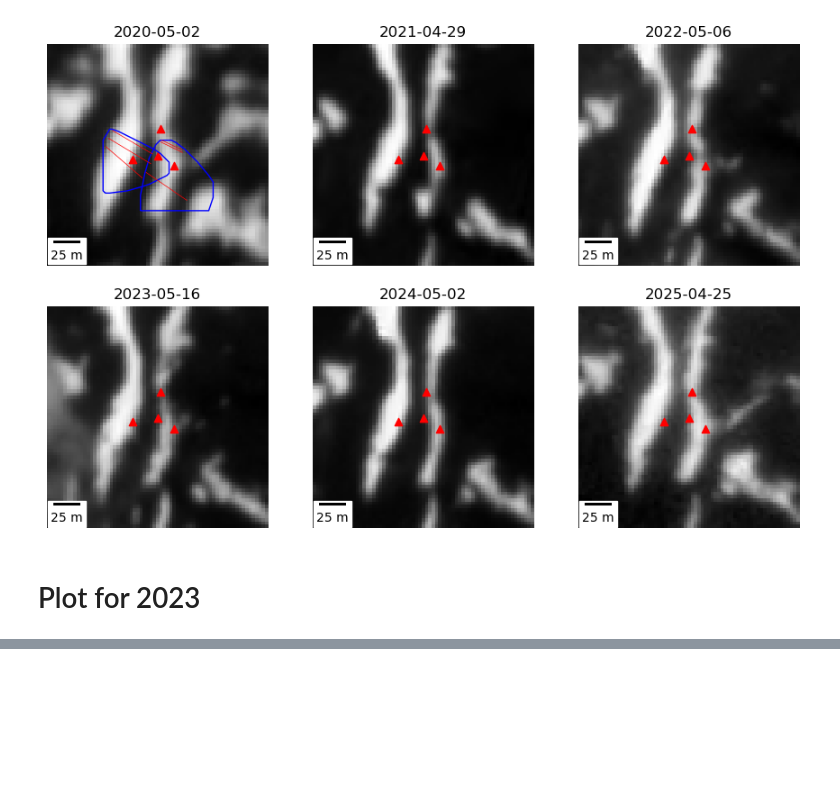
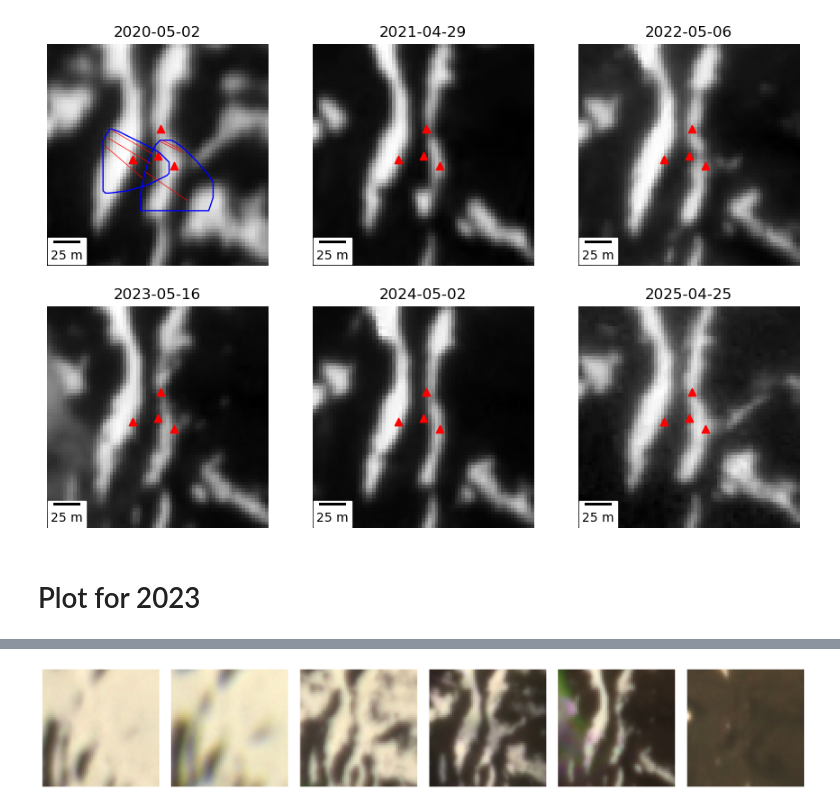
Before and after one commit to elischwat/sublimationofsnow, a Jupyter notebook: analysis/paper3/figure1_create.ipynb, the cells around one changed output, grey strips where cells are left out. Drawn from its saved outputs; the diff is of its cells as text; code cells hidden in the pictures; blank space fills up the shorter version.

```diff
--- a/analysis/paper3/figure1_create.ipynb
+++ b/analysis/paper3/figure1_create.ipynb
@@ -223,0 +221,34 @@ plt.legend()
+# %%
+def get_normed_rgb_img(ds):
+    # Stack the RGB bands (e.g., bands 1, 2, and 3)
+    rgb_image = np.stack([
+        ds.sel(band=3),  # Red
+        ds.sel(band=2),  # Green
+        ds.sel(band=1)   # Blue
+    ], axis=-1)
+
+    # Normalize the RGB image to [0, 1] for display
+    rgb_image = rgb_image / rgb_image.max()
+    return rgb_image
+
+rgb_img_ls_2023 = [get_normed_rgb_img(img.rio.clip(bounding_box.geometry)) for img in img_ls_2023]
+# %%
+
+# Plot the images in a 3x2 grid
+fig, axes = plt.subplots(1, 6, figsize=(18, 3))
+axes = axes.flatten()
+
+for ax, (cropped_img) in zip(axes, rgb_img_ls_2023):
+    # cropped_img.sel(band=1).plot(ax=ax, cmap='grey', add_colorbar=False)
+    ax.imshow(cropped_img)
+    ax.set_aspect('equal')
+    ax.axis('off')  # Remove axis
+    # ax.set_title(cropped_img.attrs['date'])
+    # towers_gdf.plot(ax=ax, color='red', marker='^')
+    # scalebar = ScaleBar(1, location="lower left")
+    # ax.add_artist(scalebar)
+
+plt.tight_layout()
+plt.show()
+# %% [output]
+[figure, added]
```
Also changed, not shown: parts of 7 cells of this notebook, 1 other file.
